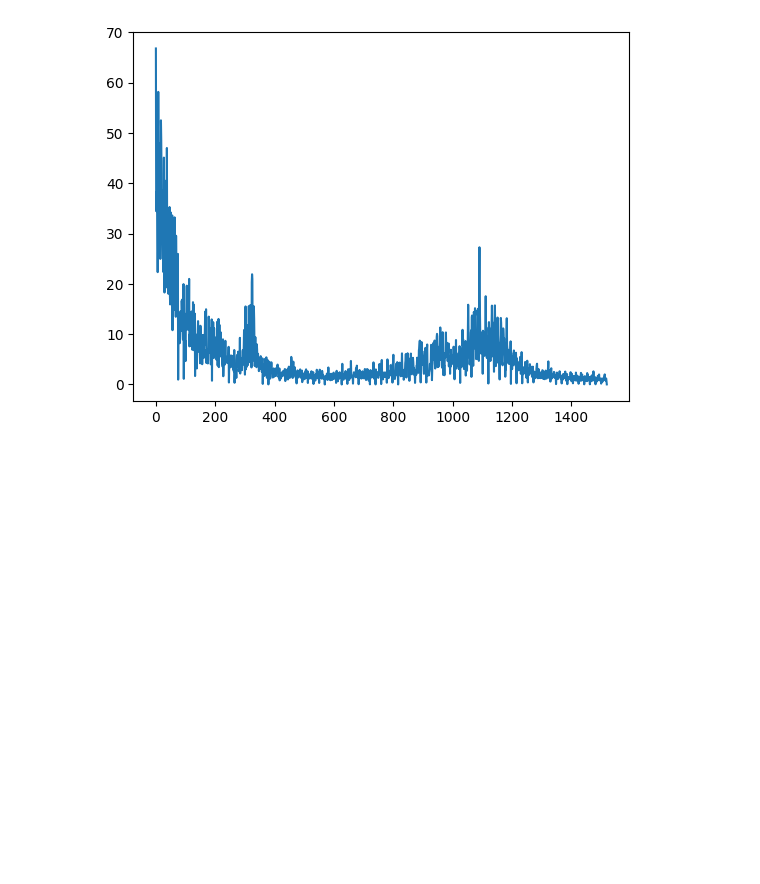
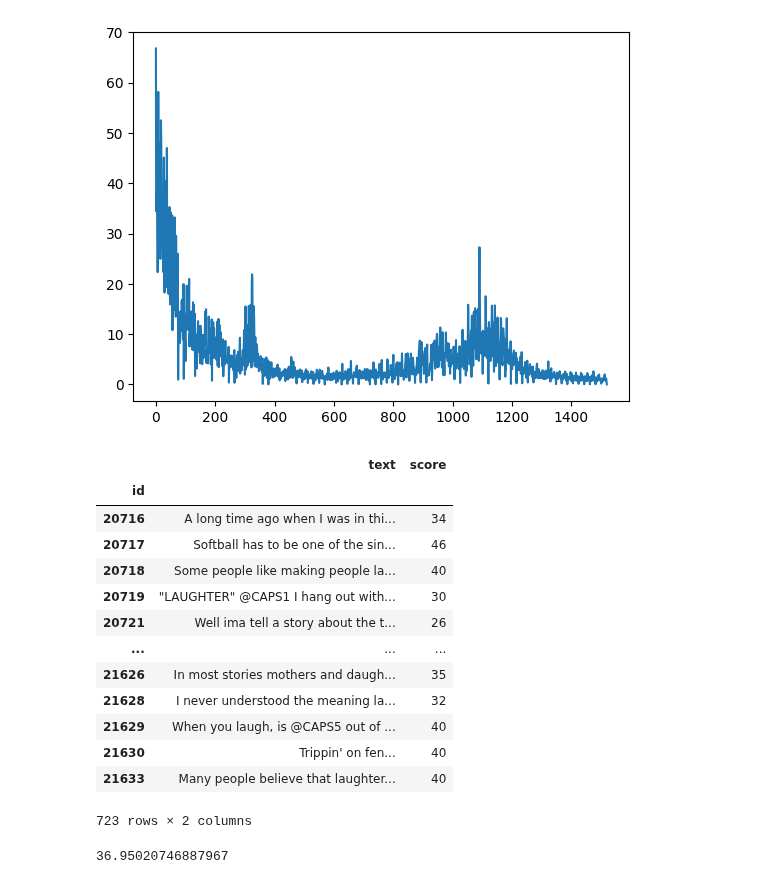
Before and after one commit to daegonYu/AutoMated-Essay-Scoring-Model-Fine-tuning-in-Korean, a Jupyter notebook: ex.ipynb, the cells around one changed output. Saved outputs shown, nothing was run; the diff lists cells and outputs as text; code cells hidden in the pictures; blank space fills up the shorter version.

```diff
--- a/ex.ipynb
+++ b/ex.ipynb
@@ -23,3 +23,27 @@ plt.plot(range(a.shape[0]),a)
 plt.show()
 # %% [output]
 [figure]
+# %%
+import pandas as pd
+
+df = pd.read_excel('./datatouch/essayset8_ex.xlsx',index_col=0)
+df
+# %% [output]
+|  | text | score |
+| id |  |  |
+| 20716 | A long time ago when I was in thi... | 34 |
+| 20717 | Softball has to be one of the sin... | 46 |
+| 20718 | Some people like making people la... | 40 |
+| 20719 | "LAUGHTER" @CAPS1 I hang out with... | 30 |
+| 20721 | Well ima tell a story about the t... | 26 |
+| ... | ... | ... |
+| 21626 | In most stories mothers and daugh... | 35 |
+| 21628 | I never understood the meaning la... | 32 |
+| 21629 | When you laugh, is @CAPS5 out of ... | 40 |
+| 21630 | Trippin' on fen... | 40 |
+| 21633 | Many people believe that laughter... | 40 |
+723 rows × 2 columns
+# %%
+df.score.mean()
+# %% [output]
+36.95020746887967
```
Also changed, not shown: parts of 9 cells of this notebook, 3 other files.
